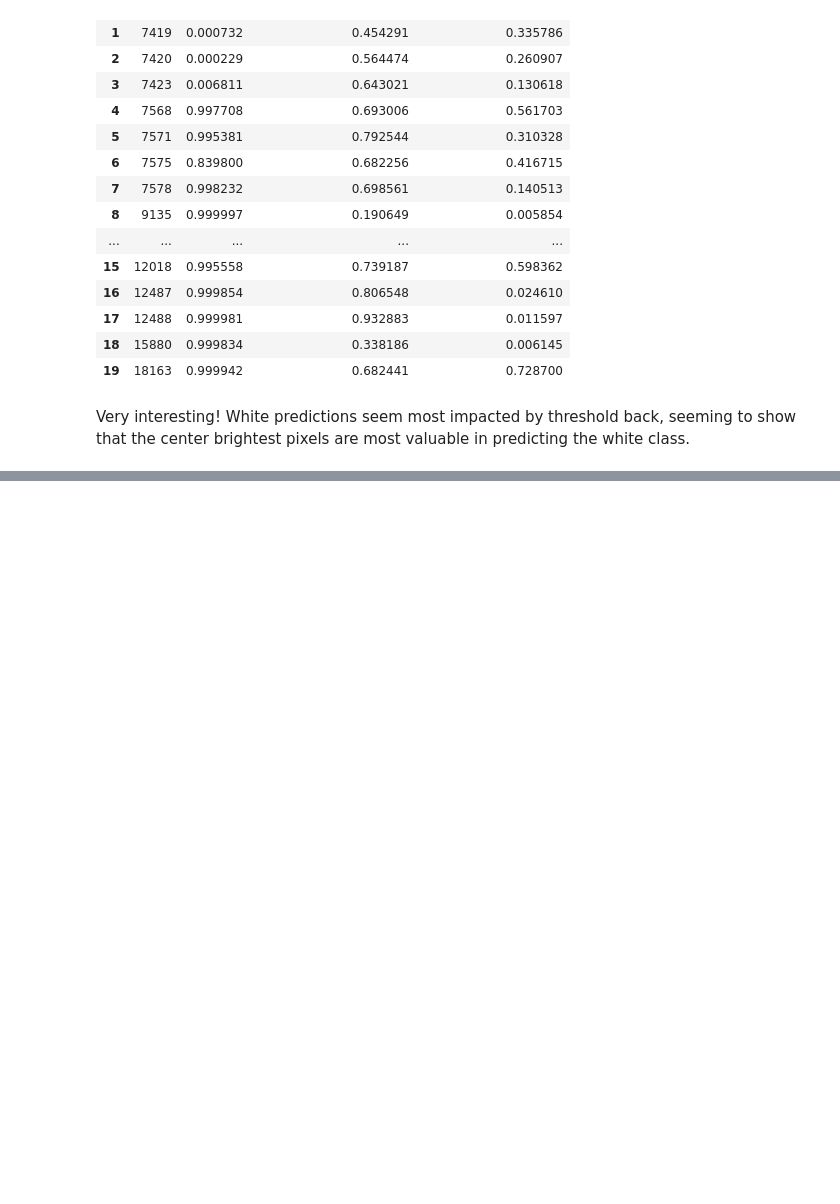
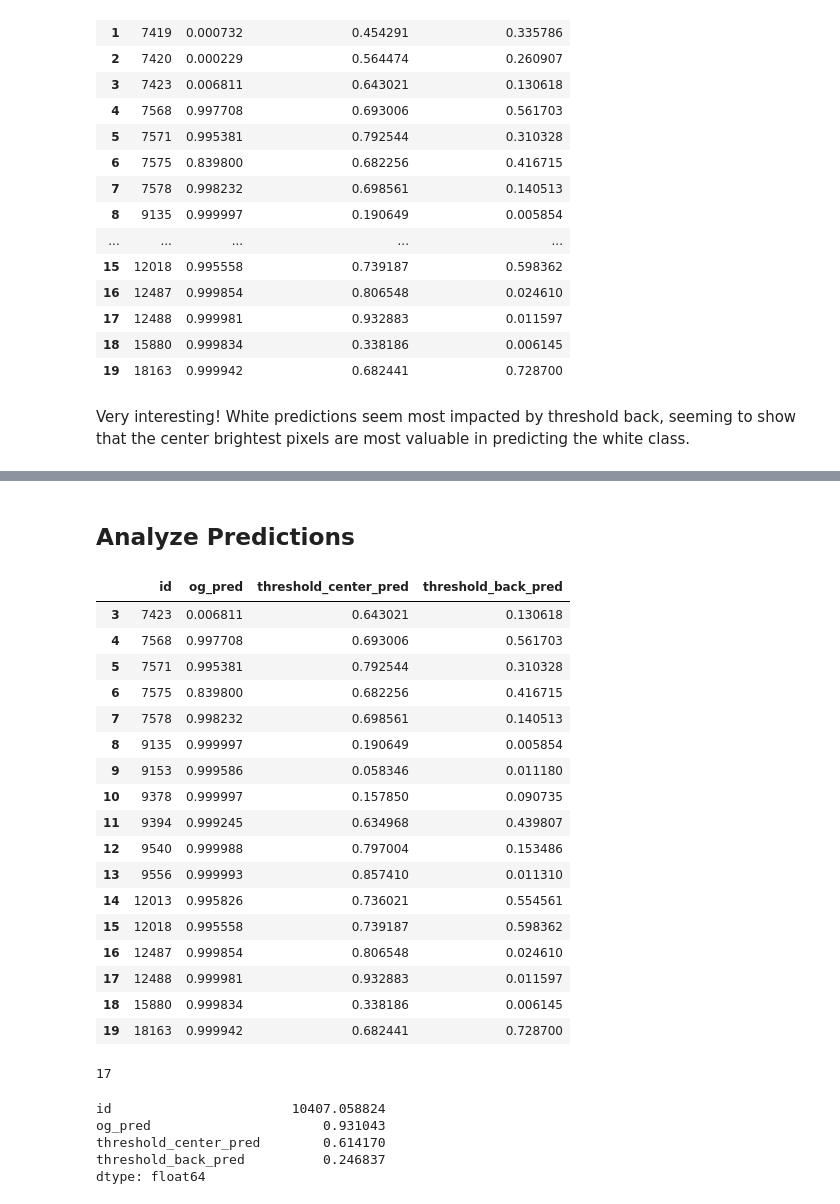
Before and after one commit to Centrattic/race, a Jupyter notebook: classifier_experiments/shadow_regions_experiment2.ipynb, the cells around one changed output, grey strips where cells are left out. Cells and saved outputs as stored; diff of their text form; code cells hidden in the pictures; blank space fills up the shorter version.

```diff
--- a/classifier_experiments/shadow_regions_experiment2.ipynb
+++ b/classifier_experiments/shadow_regions_experiment2.ipynb
@@ -409,0 +423,37 @@ Very interesting! White predictions seem most impacted by threshold back, seemin
+# %% [markdown]
+## Analyze Predictions
+# %%
+white_preds = preds_df.iloc[4:]
+# %%
+white_preds
+# %% [output]
+|  | id | og_pred | threshold_center_pred | threshold_back_pred |
+| 3 | 7423 | 0.006811 | 0.643021 | 0.130618 |
+| 4 | 7568 | 0.997708 | 0.693006 | 0.561703 |
+| 5 | 7571 | 0.995381 | 0.792544 | 0.310328 |
+| 6 | 7575 | 0.839800 | 0.682256 | 0.416715 |
+| 7 | 7578 | 0.998232 | 0.698561 | 0.140513 |
+| 8 | 9135 | 0.999997 | 0.190649 | 0.005854 |
+| 9 | 9153 | 0.999586 | 0.058346 | 0.011180 |
+| 10 | 9378 | 0.999997 | 0.157850 | 0.090735 |
+| 11 | 9394 | 0.999245 | 0.634968 | 0.439807 |
+| 12 | 9540 | 0.999988 | 0.797004 | 0.153486 |
+| 13 | 9556 | 0.999993 | 0.857410 | 0.011310 |
+| 14 | 12013 | 0.995826 | 0.736021 | 0.554561 |
+| 15 | 12018 | 0.995558 | 0.739187 | 0.598362 |
+| 16 | 12487 | 0.999854 | 0.806548 | 0.024610 |
+| 17 | 12488 | 0.999981 | 0.932883 | 0.011597 |
+| 18 | 15880 | 0.999834 | 0.338186 | 0.006145 |
+| 19 | 18163 | 0.999942 | 0.682441 | 0.728700 |
+# %%
+len(white_preds)
+# %% [output]
+17
+# %%
+white_preds.mean()
+# %% [output]
+id                       10407.058824
+og_pred                      0.931043
+threshold_center_pred        0.614170
+threshold_back_pred          0.246837
+dtype: float64
```
Also changed, not shown: parts of 16 cells of this notebook.
